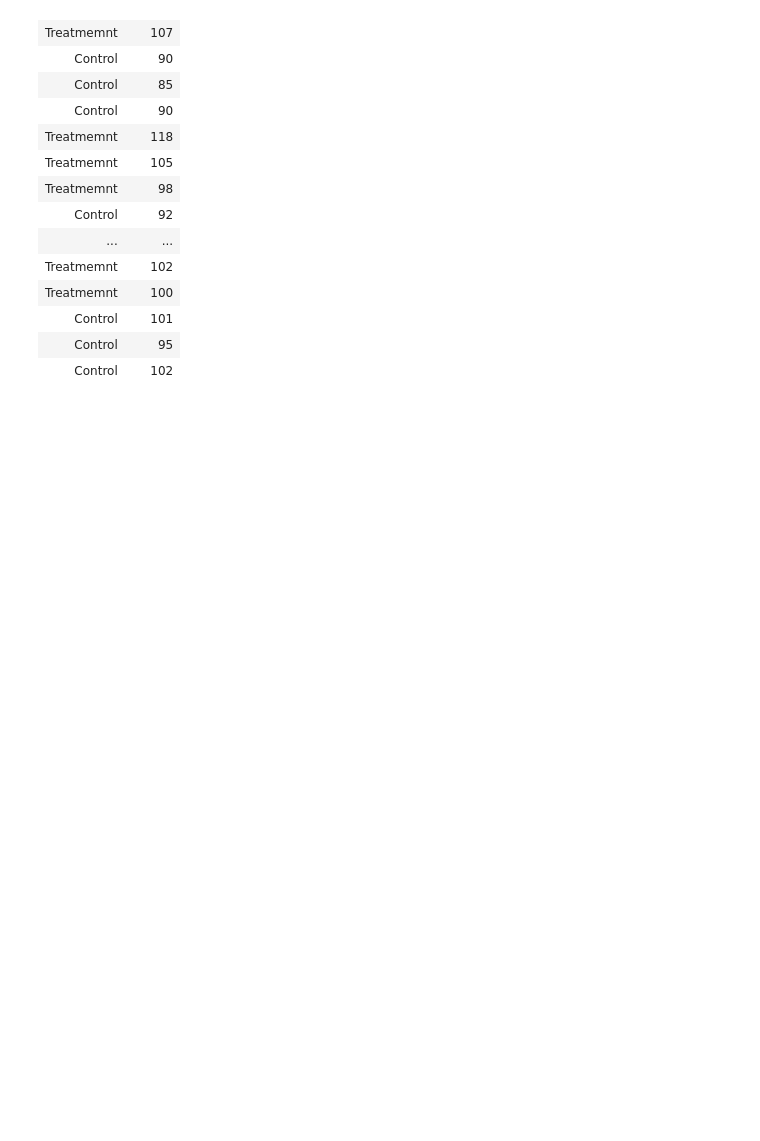
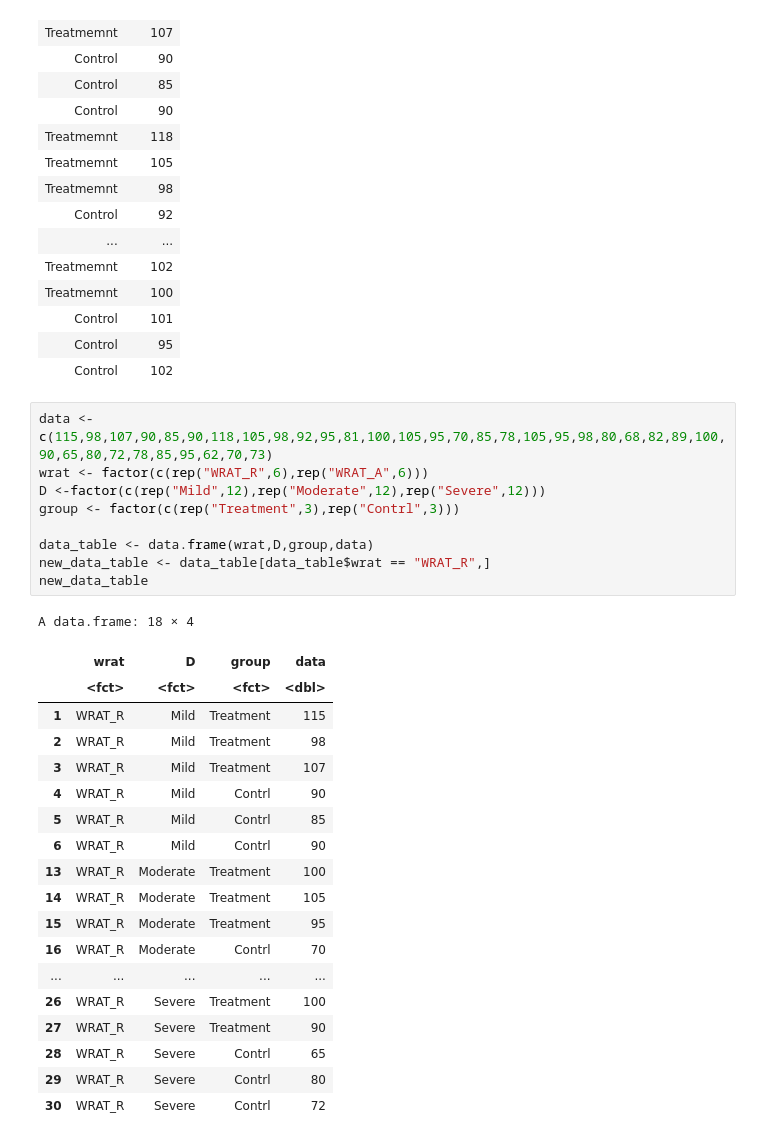
Before and after one commit to tontantip/DADS6001-Applied-statistics, a Jupyter notebook: in class/anova.ipynb, the cells around one changed output. Saved outputs shown, nothing was run; the diff lists cells and outputs as text; blank space fills up the shorter version.

```diff
--- a/in class/anova.ipynb
+++ b/in class/anova.ipynb
@@ -980,3 +987,32 @@ A data.frame: 54 × 2
 | Control | 101 |
 | Control | 95 |
 | Control | 102 |
+# %%
+data <- c(115,98,107,90,85,90,118,105,98,92,95,81,100,105,95,70,85,78,105,95,98,80,68,82,89,100,90,65,80,72,78,85,95,62,70,73)
+wrat <- factor(c(rep("WRAT_R",6),rep("WRAT_A",6)))
+D <-factor(c(rep("Mild",12),rep("Moderate",12),rep("Severe",12)))
+group <- factor(c(rep("Treatment",3),rep("Contrl",3)))
+
+data_table <- data.frame(wrat,D,group,data)
+new_data_table <- data_table[data_table$wrat == "WRAT_R",]
+new_data_table
+# %% [output]
+A data.frame: 18 × 4
+|  | wrat | D | group | data |
+|  | <fct> | <fct> | <fct> | <dbl> |
+| 1 | WRAT_R | Mild | Treatment | 115 |
+| 2 | WRAT_R | Mild | Treatment | 98 |
+| 3 | WRAT_R | Mild | Treatment | 107 |
+| 4 | WRAT_R | Mild | Contrl | 90 |
+| 5 | WRAT_R | Mild | Contrl | 85 |
+| 6 | WRAT_R | Mild | Contrl | 90 |
+| 13 | WRAT_R | Moderate | Treatment | 100 |
+| 14 | WRAT_R | Moderate | Treatment | 105 |
+| 15 | WRAT_R | Moderate | Treatment | 95 |
+| 16 | WRAT_R | Moderate | Contrl | 70 |
+| ... | ... | ... | ... | ... |
+| 26 | WRAT_R | Severe | Treatment | 100 |
+| 27 | WRAT_R | Severe | Treatment | 90 |
+| 28 | WRAT_R | Severe | Contrl | 65 |
+| 29 | WRAT_R | Severe | Contrl | 80 |
+| 30 | WRAT_R | Severe | Contrl | 72 |
```
Also changed, not shown: parts of 3 cells of this notebook.
